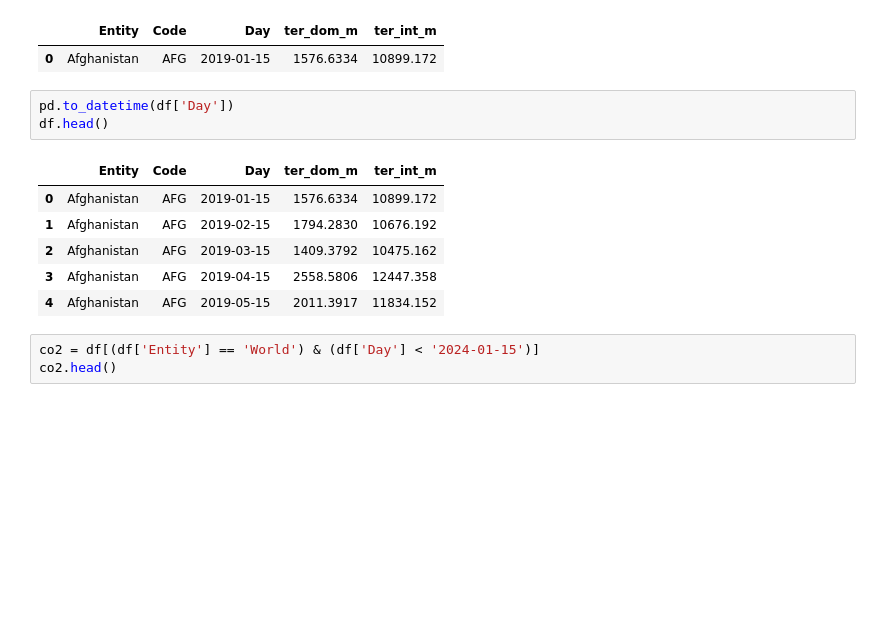
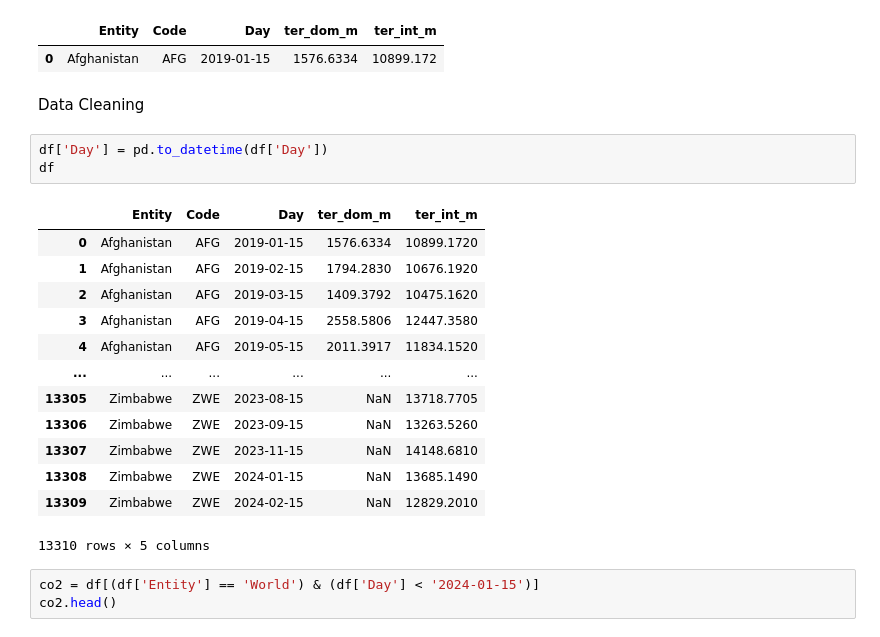
Before and after one commit to BOYSABIO/Operations-Management-Group-Project-1, a Jupyter notebook: CO2_Emissions.ipynb, the cells around one changed output. Cells and saved outputs as stored; diff of their text form; blank space fills up the shorter version.

```diff
--- a/CO2_Emissions.ipynb
+++ b/CO2_Emissions.ipynb
@@ -12,16 +14,25 @@ df.head(1)
 # %% [output]
 |  | Entity | Code | Day | ter_dom_m | ter_int_m |
 | 0 | Afghanistan | AFG | 2019-01-15 | 1576.6334 | 10899.172 |
+# %% [markdown]
+Data Cleaning
 # %%
-pd.to_datetime(df['Day'])
-df.head()
+df['Day'] = pd.to_datetime(df['Day'])
+df
 # %% [output]
 |  | Entity | Code | Day | ter_dom_m | ter_int_m |
-| 0 | Afghanistan | AFG | 2019-01-15 | 1576.6334 | 10899.172 |
-| 1 | Afghanistan | AFG | 2019-02-15 | 1794.2830 | 10676.192 |
-| 2 | Afghanistan | AFG | 2019-03-15 | 1409.3792 | 10475.162 |
-| 3 | Afghanistan | AFG | 2019-04-15 | 2558.5806 | 12447.358 |
-| 4 | Afghanistan | AFG | 2019-05-15 | 2011.3917 | 11834.152 |
+| 0 | Afghanistan | AFG | 2019-01-15 | 1576.6334 | 10899.1720 |
+| 1 | Afghanistan | AFG | 2019-02-15 | 1794.2830 | 10676.1920 |
+| 2 | Afghanistan | AFG | 2019-03-15 | 1409.3792 | 10475.1620 |
+| 3 | Afghanistan | AFG | 2019-04-15 | 2558.5806 | 12447.3580 |
+| 4 | Afghanistan | AFG | 2019-05-15 | 2011.3917 | 11834.1520 |
+| ... | ... | ... | ... | ... | ... |
+| 13305 | Zimbabwe | ZWE | 2023-08-15 | NaN | 13718.7705 |
+| 13306 | Zimbabwe | ZWE | 2023-09-15 | NaN | 13263.5260 |
+| 13307 | Zimbabwe | ZWE | 2023-11-15 | NaN | 14148.6810 |
+| 13308 | Zimbabwe | ZWE | 2024-01-15 | NaN | 13685.1490 |
+| 13309 | Zimbabwe | ZWE | 2024-02-15 | NaN | 12829.2010 |
+13310 rows × 5 columns
 # %%
 co2 = df[(df['Entity'] == 'World') & (df['Day'] < '2024-01-15')]
 co2.head()
```
Also changed, not shown: parts of 27 cells of this notebook.
